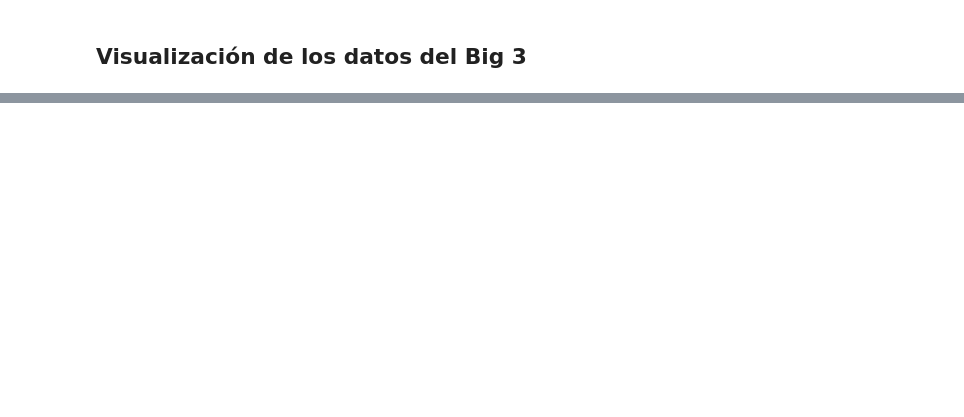
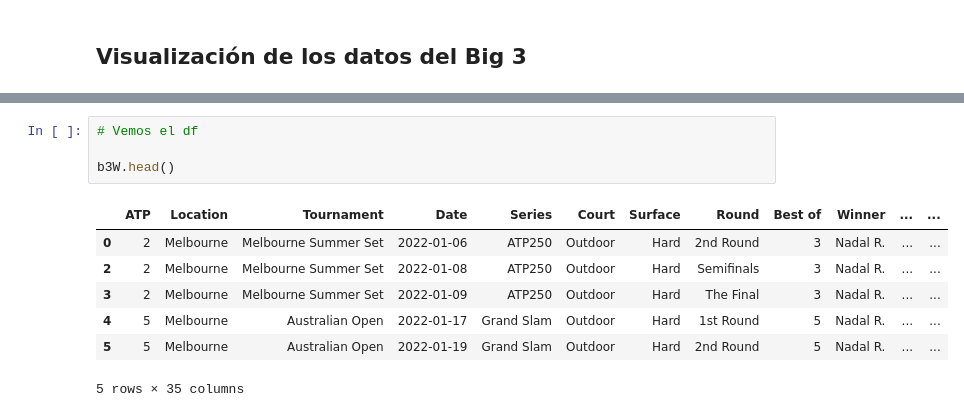
Before and after one commit to legabrielo/Tennis, a Jupyter notebook: tennis.ipynb, the cells around one changed output, grey strips where cells are left out. Drawn from its saved outputs; the diff is of its cells as text; blank space fills up the shorter version.

```diff
--- a/tennis.ipynb
+++ b/tennis.ipynb
@@ -248,0 +280,12 @@ Name: LPts, dtype: float64
+# %%
+# Vemos el df
+
+b3W.head()
+# %% [output]
+|  | ATP | Location | Tournament | Date | Series | Court | Surface | Round | Best of | Winner | ... | ... |
+| 0 | 2 | Melbourne | Melbourne Summer Set | 2022-01-06 | ATP250 | Outdoor | Hard | 2nd Round | 3 | Nadal R. | ... | ... |
+| 2 | 2 | Melbourne | Melbourne Summer Set | 2022-01-08 | ATP250 | Outdoor | Hard | Semifinals | 3 | Nadal R. | ... | ... |
+| 3 | 2 | Melbourne | Melbourne Summer Set | 2022-01-09 | ATP250 | Outdoor | Hard | The Final | 3 | Nadal R. | ... | ... |
+| 4 | 5 | Melbourne | Australian Open | 2022-01-17 | Grand Slam | Outdoor | Hard | 1st Round | 5 | Nadal R. | ... | ... |
+| 5 | 5 | Melbourne | Australian Open | 2022-01-19 | Grand Slam | Outdoor | Hard | 2nd Round | 5 | Nadal R. | ... | ... |
+5 rows × 35 columns
```
Also changed, not shown: parts of 9 cells of this notebook.
